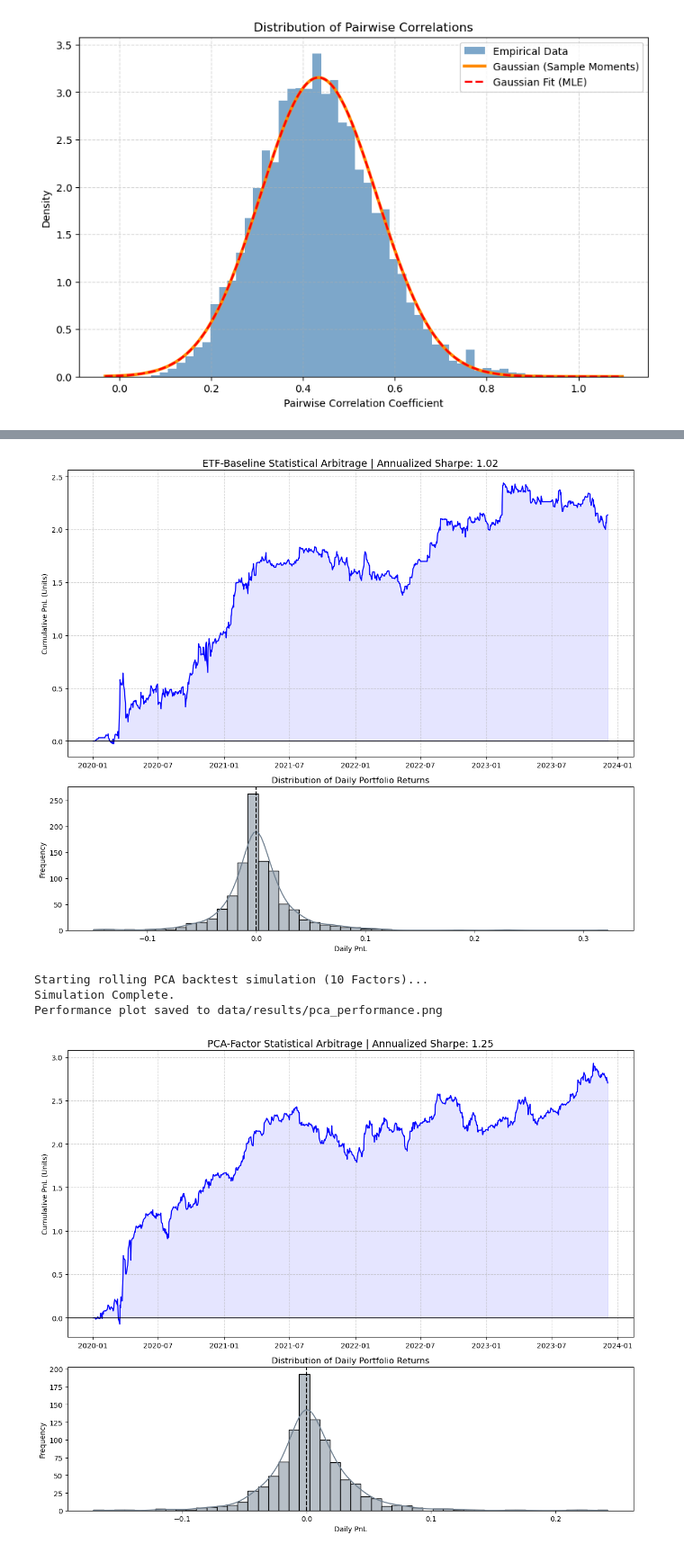
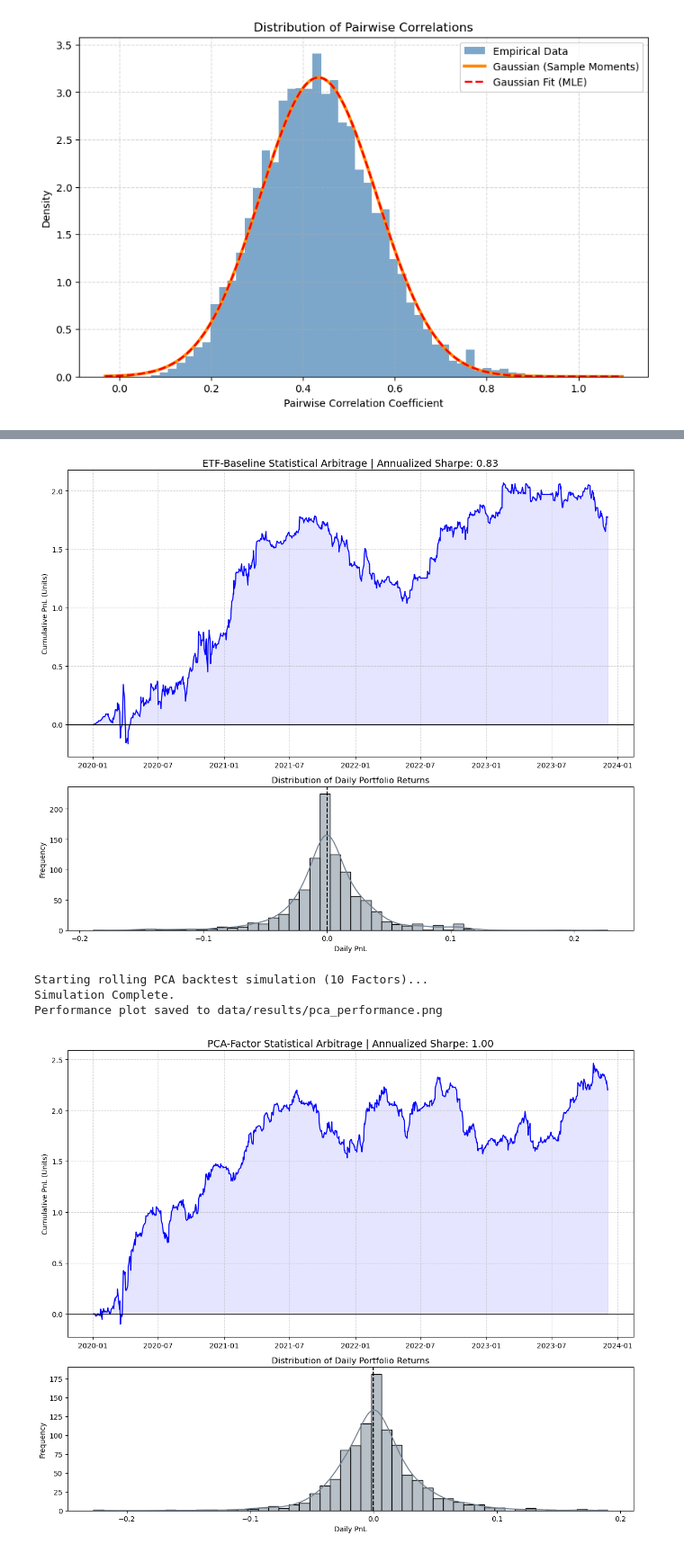
Before and after one commit to saurabh-gupta97/eigenportfolio-statarb, a Jupyter notebook: notebooks/strategy_exec.ipynb, the cells around one changed output, grey strips where cells are left out. Shown at 90% size. Saved outputs shown, nothing was run; the diff lists cells and outputs as text; code cells hidden in the pictures.

```diff
--- a/notebooks/strategy_exec.ipynb
+++ b/notebooks/strategy_exec.ipynb
@@ -140,7 +140,7 @@ strategy_daily_returns = run_full_strategy(
     train_days=252,          # Lookback window for OU calibration
     test_days=21,            # Out-of-sample trading window before recalibrating
     entry_threshold=1.50,    # Z-score required to open a pair trade
-    exit_threshold=0.75,     # Z-score target to flatten the position
+    exit_threshold=0.50,     # Z-score target to flatten the position
     adf_p_threshold=0.05,    # Stricter values (e.g., 0.01) enforce higher mean-reversion certainty
     avg_window=60            # Moving average days for the volume dampener
 )
@@ -164,7 +164,7 @@ strategy_daily_returns_pca = run_full_strategy_pca(
     test_days=21,            # Out-of-sample trading window before recalibrating
     num_factors=10,          # Number of principal components to hedge against (e.g., 3, 5, 15)
     entry_threshold=1.5,     # Z-score required to open a pair trade
-    exit_threshold=0.75,     # Z-score target to flatten the position
+    exit_threshold=0.50,     # Z-score target to flatten the position
     adf_p_threshold=0.05,    # Stricter values (e.g., 0.01) enforce higher mean-reversion certainty
     avg_window=60            # Moving average days for the volume dampener
 )
@@ -179,10 +179,10 @@ Starting rolling backtest simulation (Train: 252, Test: 21)...
 Simulation Complete.
 Performance plot saved to data/results/etf_performance.png
-[figure, old version]
+[figure, new version]
 Starting rolling PCA backtest simulation (10 Factors)...
 Simulation Complete.
 Performance plot saved to data/results/pca_performance.png
-[figure, old version]
+[figure, new version]
 # %%
 # Define the grid of parameters you want to test.
 # Warning: The number of total runs is the product of the lengths of these lists.
```
Also changed, not shown: parts of 2 cells of this notebook, 4 other files.
